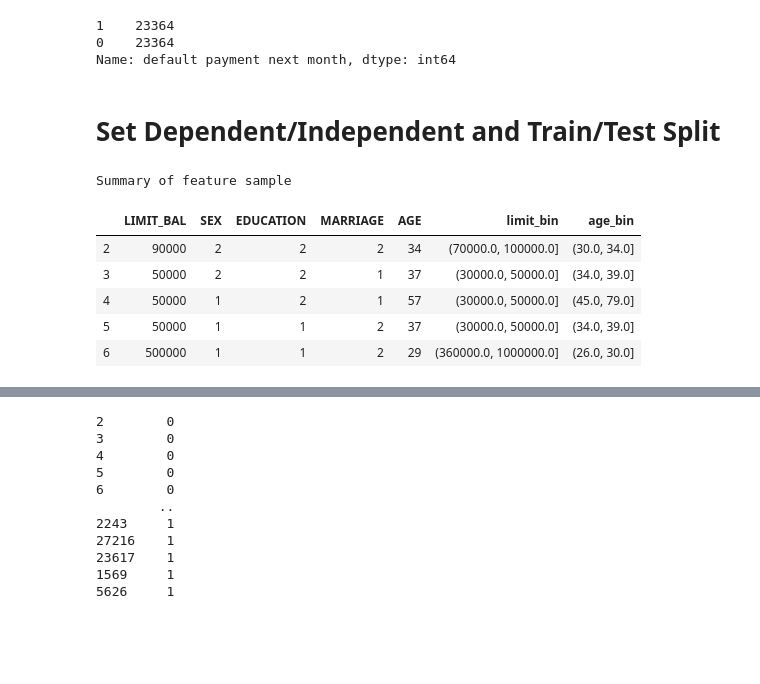
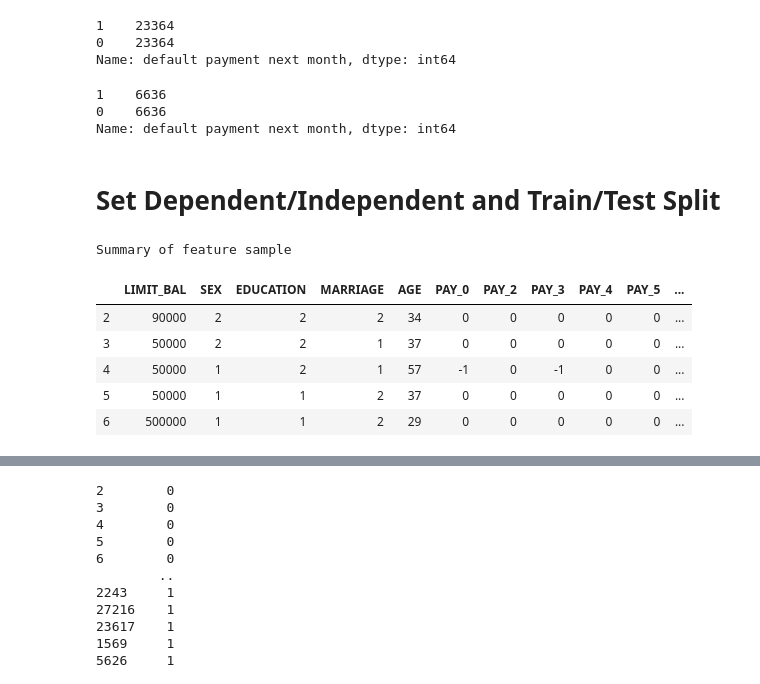
Before and after one commit to jlegner20/C5T3, a Jupyter notebook: C5T3.ipynb, the cells around one changed output, grey strips where cells are left out. Drawn from its saved outputs; the diff is of its cells as text; code cells hidden in the pictures; blank space fills up the shorter version.

```diff
--- a/C5T3.ipynb
+++ b/C5T3.ipynb
@@ -56,5 +56,5 @@ from sklearn.model_selection import train_test_split
 # %%
 #data
-rawData = pd.read_csv(r'C:\Users\jlegner\Desktop\Data Analytics\Data Analytics Class\Course 5\Task 3\creditModel.csv', header=1)
+rawData = pd.read_csv(r'C:\Users\jlegner\Desktop\Data Analytics\Data Analytics Class\Course 5\Task 3\creditselect.csv', header=1)
 rawData.head()
 # %% [output]
@@ -66,0 +70,3 @@ rawData.head()
+# %%
+rawDataNoCov=rawData.drop(['BILL_AMT1','BILL_AMT2','BILL_AMT3','BILL_AMT4','BILL_AMT5','BILL_AMT6'], axis=1)
+rawDataNoCov.head()
@@ -92,8 +105,8 @@ rawData['default payment next month'].value_counts()
 Name: default payment next month, dtype: int64
 # %%
 #Upsample
-rawData_majority = rawData[rawData['default payment next month']==0]
-rawData_minority = rawData[rawData['default payment next month']==1]
+rawData_majority = rawDataNoCov[rawDataNoCov['default payment next month']==0]
+rawData_minority = rawDataNoCov[rawDataNoCov['default payment next month']==1]
 
 rawData_minority_upsampled = resample(rawData_minority,
                                      replace=True,     # sample with replacement
@@ -107,21 +120,38 @@ rawData_upsampled['default payment next month'].value_counts()
 1    23364
 0    23364
 Name: default payment next month, dtype: int64
+# %%
+#Downsample
+rawData_majority = rawDataNoCov[rawDataNoCov['default payment next month']==0]
+rawData_minority = rawDataNoCov[rawDataNoCov['default payment next month']==1]
+
+rawData_majority_downsampled = resample(rawData_majority,
+                                     replace=True,     # sample with replacement
+                                     n_samples=6636,    # to match majority class
+                                     random_state=123) # reproducible results
+
+rawData_downsampled = pd.concat([rawData_majority_downsampled, rawData_minority])
+
+rawData_downsampled['default payment next month'].value_counts()
+# %% [output]
+1    6636
+0    6636
+Name: default payment next month, dtype: int64
 # %% [markdown]
 # Set Dependent/Independent and Train/Test Split
 # %%
 #features
-features = rawData_upsampled.iloc[:,0:7]
+features = rawData_upsampled.drop(['default payment next month'], axis=1)
 print('Summary of feature sample')
 features.head()
 # %% [output]
 Summary of feature sample
-|  | LIMIT_BAL | SEX | EDUCATION | MARRIAGE | AGE | limit_bin | age_bin |
-| 2 | 90000 | 2 | 2 | 2 | 34 | (70000.0, 100000.0] | (30.0, 34.0] |
-| 3 | 50000 | 2 | 2 | 1 | 37 | (30000.0, 50000.0] | (34.0, 39.0] |
-| 4 | 50000 | 1 | 2 | 1 | 57 | (30000.0, 50000.0] | (45.0, 79.0] |
-| 5 | 50000 | 1 | 1 | 2 | 37 | (30000.0, 50000.0] | (34.0, 39.0] |
-| 6 | 500000 | 1 | 1 | 2 | 29 | (360000.0, 1000000.0] | (26.0, 30.0] |
+|  | LIMIT_BAL | SEX | EDUCATION | MARRIAGE | AGE | PAY_0 | PAY_2 | PAY_3 | PAY_4 | PAY_5 | ... |
+| 2 | 90000 | 2 | 2 | 2 | 34 | 0 | 0 | 0 | 0 | 0 | ... |
+| 3 | 50000 | 2 | 2 | 1 | 37 | 0 | 0 | 0 | 0 | 0 | ... |
+| 4 | 50000 | 1 | 2 | 1 | 57 | -1 | 0 | -1 | 0 | 0 | ... |
+| 5 | 50000 | 1 | 1 | 2 | 37 | 0 | 0 | 0 | 0 | 0 | ... |
+| 6 | 500000 | 1 | 1 | 2 | 29 | 0 | 0 | 0 | 0 | 0 | ... |
 # %%
 features['SEX'] = pd.Categorical(features.SEX)
 features['EDUCATION'] = pd.Categorical(features.EDUCATION)
```
Also changed, not shown: parts of 34 cells of this notebook.
